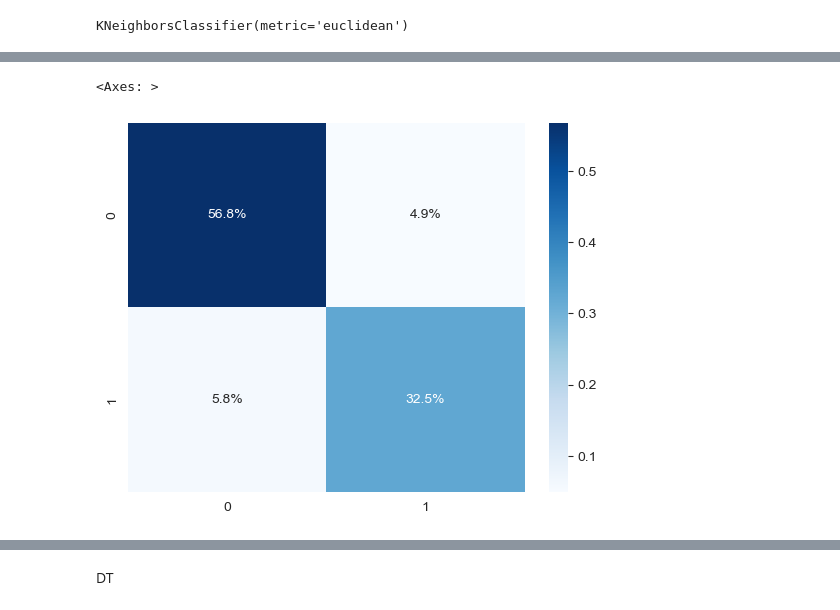
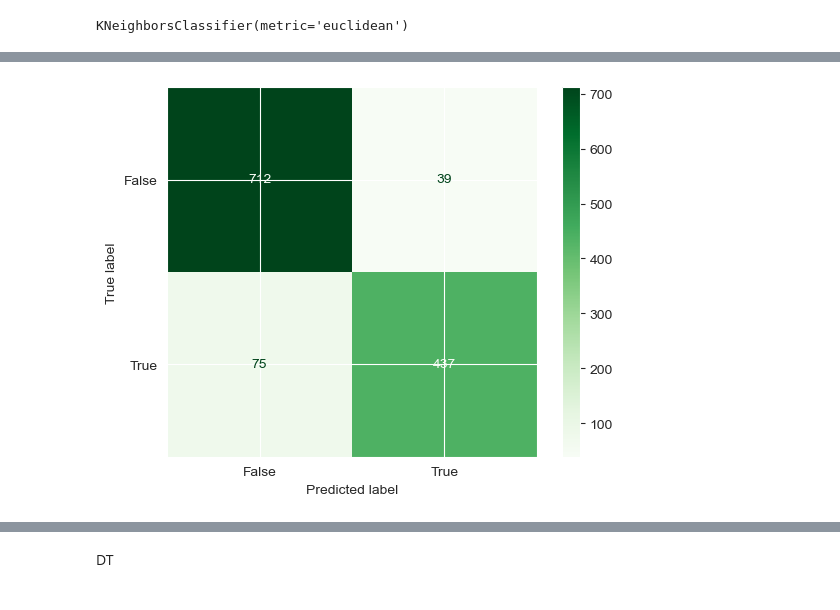
Before and after one commit to HaneekAhamed/ML-CW, a Jupyter notebook: DT.ipynb, the cells around one changed output, grey strips where cells are left out. Saved outputs shown, nothing was run; the diff lists cells and outputs as text; code cells hidden in the pictures.

```diff
--- a/DT.ipynb
+++ b/DT.ipynb
@@ -11,7 +1,8 @@ from sklearn import tree
 # %%
-Topic=pnd.read_csv('spam_base.names', skiprows=32, sep=':\s+', engine='python', names=['attr',''])
+import pandas as pnd
+Topic=pnd.read_csv('spam_base.names', skiprows=36, sep=':\s+', engine='python', names=['attr',''])
 Topic=Topic['attr']
 Topic= list(Topic)
-Topic.append('spam_type')
+Topic.append('spam_data')
 Topic
 # %% [output]
@@ -303,8 +279,12 @@ print(PCA_ConfusionMatrix)
-# %%
-import seaborn as sns
-import numpy as num
-sns.heatmap(ConfusionMatrix/num.sum(ConfusionMatrix), annot=True,
-            fmt='.1%', cmap='Blues')
-# %% [output]
-<Axes: >
-[figure, removed]
+# %%
+from sklearn import metrics#to evaluate the performance of classification model
+import matplotlib.pyplot as plot
+
+ConfusionMatrix_display = metrics.ConfusionMatrixDisplay(confusion_matrix=ConfusionMatrix, display_labels=[False, True])
+
+# set the color of the plot to Greens
+ConfusionMatrix_display.plot(cmap='Greens')
+#to display the confusion matrix plot.
+plot.show()
+# %% [output]
+[figure, added]
```
Also changed, not shown: parts of 37 cells of this notebook.
